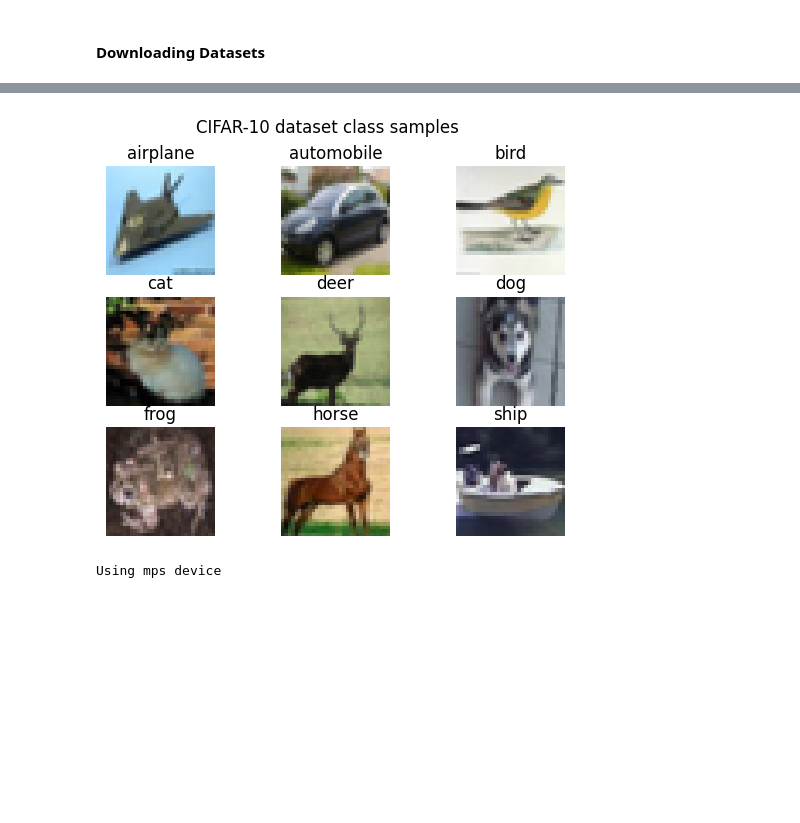
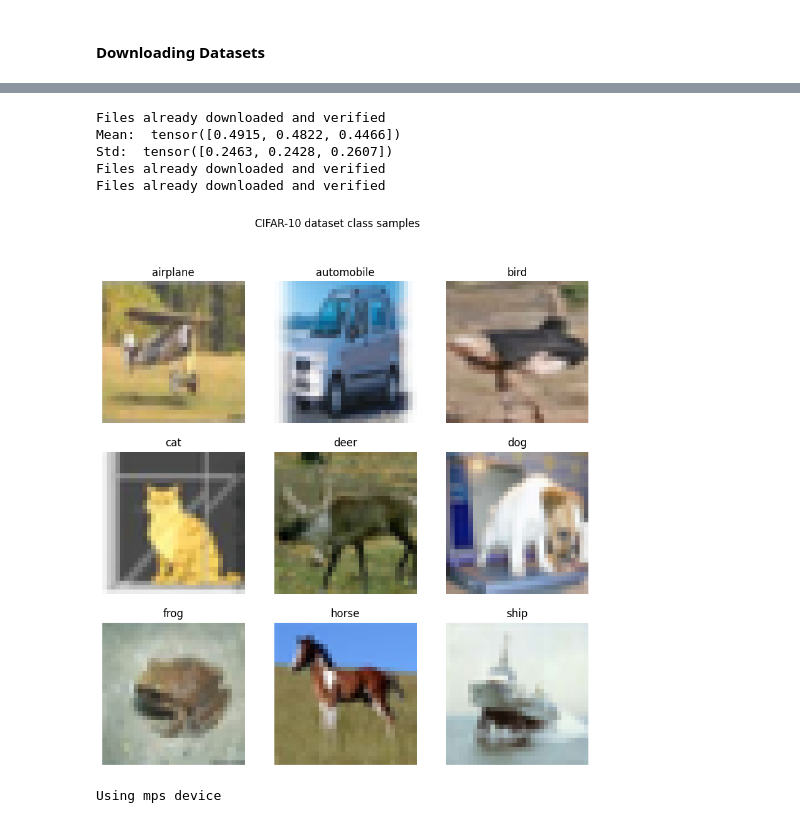
Before and after one commit to okaynils/fhnw-ds-del-mc1, a Jupyter notebook: notebook.ipynb, the cells around one changed output, grey strips where cells are left out. Drawn from its saved outputs; the diff is of its cells as text; code cells hidden in the pictures; blank space fills up the shorter version.

```diff
--- a/notebook.ipynb
+++ b/notebook.ipynb
@@ -33,21 +21,76 @@ Files already downloaded and verified
+# %%
+# Step 1: Load the CIFAR10 training dataset without normalization
+unnormalized_transform = transforms.Compose([
+    transforms.ToTensor()  # Converts to Tensor and scales to [0, 1]
+])
+
+unnormalized_trainset = datasets.CIFAR10(root='./data', train=True, download=True, transform=unnormalized_transform)
+
+# Step 2: Calculate mean and standard deviation
+def calculate_mean_std(dataset):
+    dataloader = torch.utils.data.DataLoader(dataset, batch_size=64, shuffle=False, num_workers=2)
+    mean = torch.zeros(3)
+    std = torch.zeros(3)
+    for images, _ in dataloader:
+        for i in range(3):  # Loop through each channel
+            mean[i] += images[:,i,:,:].mean()
+            std[i] += images[:,i,:,:].std()
+    mean.div_(len(dataloader))
+    std.div_(len(dataloader))
+    return mean, std
+
+mean, std = calculate_mean_std(unnormalized_trainset)
+print("Mean: ", mean)
+print("Std: ", std)
+
+# Step 3: Configure the transform with the calculated mean and standard deviation
+normalized_transform = transforms.Compose([
+    transforms.ToTensor(),
+    transforms.Normalize(mean.numpy(), std.numpy())
+])
+
+# Step 4: Load the CIFAR10 dataset again with normalization applied
+cifar_trainset = datasets.CIFAR10(root='./data', train=True, download=True, transform=normalized_transform)
+cifar_testset = datasets.CIFAR10(root='./data', train=False, download=True, transform=normalized_transform)
+# %% [output]
+Files already downloaded and verified
+Mean:  tensor([0.4915, 0.4822, 0.4466])
+Std:  tensor([0.2463, 0.2428, 0.2607])
+Files already downloaded and verified
+Files already downloaded and verified
 # %%
-fig, axs = plt.subplots(3, 3)
+fig, axs = plt.subplots(3, 3, figsize=(10, 10))
 fig.suptitle('CIFAR-10 dataset class samples')
 
 independent_class_images = dict()
 
-while len(independent_class_images) != 10:
+while len(independent_class_images) < 10:
     index = np.random.randint(0, len(cifar_trainset))
-    image = cifar_trainset[index]
-    independent_class_images[image[1]] = image[0]
+    image, label = cifar_trainset[index]
+    if label not in independent_class_images:
+        independent_class_images[label] = image
 
+# Convert tensor image to numpy, reverse normalization, and ensure value limits [0, 1]
+def reverse_normalize(tensor_img, mean, std):
+    mean = mean.numpy()  # Convert mean to a numpy array if it's not already
+    std = std.numpy()    # Convert std to a numpy array if it's not already
+
+    rev_img = tensor_img.numpy().transpose((1, 2, 0))  # Convert to HxWxC format
+    rev_img = rev_img * std + mean  # Reverse the normalization
+    rev_img = np.clip(rev_img, 0, 1)  # Ensure the image's values are between 0 and 1
+    return rev_img
+
+idx = 0
 for i in range(3):
     for j in range(3):
-        axs[i, j].imshow(normalize_img(independent_class_images[i*3+j]))
-        axs[i, j].set_title(cifar_trainset.classes[i*3+j])
-        axs[i, j].axis('off')
+        if idx in independent_class_images:
+            img_to_plot = reverse_normalize(independent_class_images[idx], mean, std)
+            axs[i, j].imshow(img_to_plot)
+            axs[i, j].set_title(cifar_trainset.classes[idx])
+            axs[i, j].axis('off')
+        idx += 1
 
 plt.show()
 # %% [output]
-[figure, old version]
+[figure, new version]
 # %%
```
Also changed, not shown: parts of 18 cells of this notebook.
